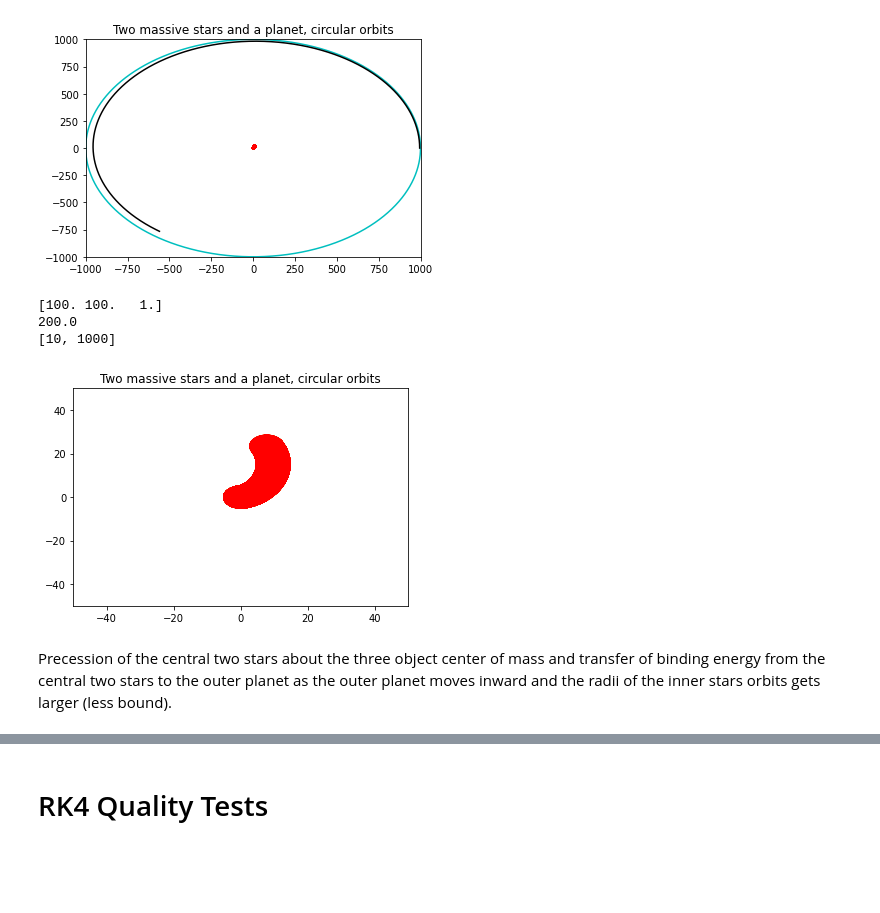
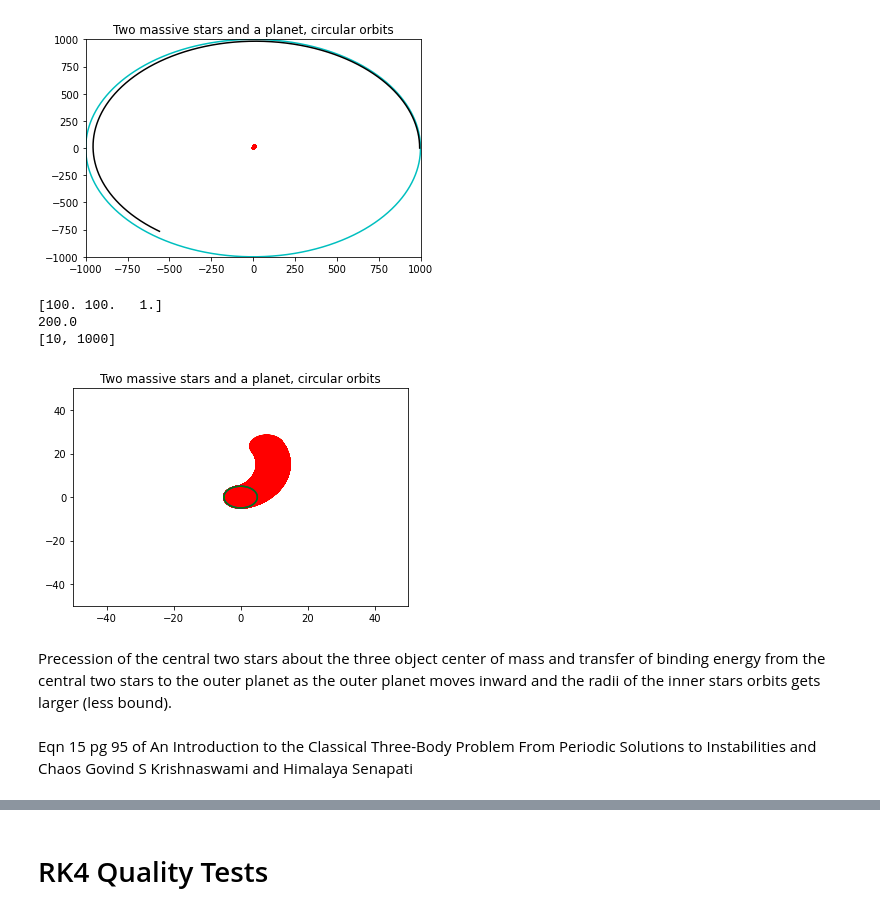
Before and after one commit to sdorsher/ThreeBodyOrbits, a Jupyter notebook: TwoStarsOnePlanet.ipynb, the cells around one changed output, grey strips where cells are left out. Saved outputs shown, nothing was run; the diff lists cells and outputs as text; code cells hidden in the pictures; blank space fills up the shorter version.

```diff
--- a/TwoStarsOnePlanet.ipynb
+++ b/TwoStarsOnePlanet.ipynb
@@ -225,30 +225,38 @@ plt.show()
 # %%
 import matplotlib.pyplot as plt
 t= np.linspace(-math.pi,math.pi,100000)
 xax=-200+np.arange(0,400)
 plt.ylim(-50,50)
 plt.xlim(-50,50)
 #plt.axis('equal')
 mtot=masses[0]+masses[1]
 semimajor0=rad0[0]*masses[1]/mtot
 semimajor1=rad0[0]*masses[0]/mtot
 print(masses)
 print(mtot)
 print(rad0)
 #circular
 #plt.title("Adaptive RK4, Rp="+str(rad0)+", m1="+str(masses[0])+", m2="+str(masses[1])+" e="+str(ecc0)+", theta="+str(round(180*theta0/math.pi)))
 plt.title("Two massive stars and a planet, circular orbits")
 plt.plot(ellipsefns.getxtheory(theta0[0],ecc0[0],semimajor0,t,1),ellipsefns.getytheory(theta0[0],ecc0[0],semimajor0,t,1),'b')
 plt.plot(ellipsefns.getxtheory(theta0[0],ecc0[0],semimajor1,t,-1),ellipsefns.getytheory(theta0[0],ecc0[0],semimajor1,t,-1),'g')
 plt.plot(ellipsefns.getxtheory(theta0[1],ecc0[1],rad0[1],t,1),ellipsefns.getytheory(theta0[1],ecc0[1],rad0[1],t,1),'c')
 plt.plot(npstar1x[:,0],npstar1x[:,1],'y')
 plt.plot(npstar2x[:,0],npstar2x[:,1],'r')
 plt.plot(npstar3x[:,0],npstar3x[:,1],'k')
+plt.plot(ellipsefns.getxtheory(theta0[0],ecc0[0],semimajor0,t,1),ellipsefns.getytheory(theta0[0],ecc0[0],semimajor0,t,1),'b')
+plt.plot(ellipsefns.getxtheory(theta0[0],ecc0[0],semimajor1,t,-1),ellipsefns.getytheory(theta0[0],ecc0[0],semimajor1,t,-1),'g')
+plt.plot(ellipsefns.getxtheory(theta0[1],ecc0[1],rad0[1],t,1),ellipsefns.getytheory(theta0[1],ecc0[1],rad0[1],t,1),'c')
 plt.show()
 # %% [output]
 [100. 100.   1.]
 200.0
 [10, 1000]
-[figure, old version]
+[figure, new version]
 # %% [markdown]
 Precession of the central two stars about the three object center of mass and transfer of binding energy from the central two stars to the outer planet as the outer planet moves inward and the radii of the inner stars orbits gets larger (less bound).
+# %% [markdown]
+Eqn 15 pg 95 of
+An Introduction to the Classical Three-Body Problem
+From Periodic Solutions to Instabilities and Chaos
+Govind S Krishnaswami and Himalaya Senapati
```
Also changed, not shown: parts of 13 cells of this notebook, 1 other file.
